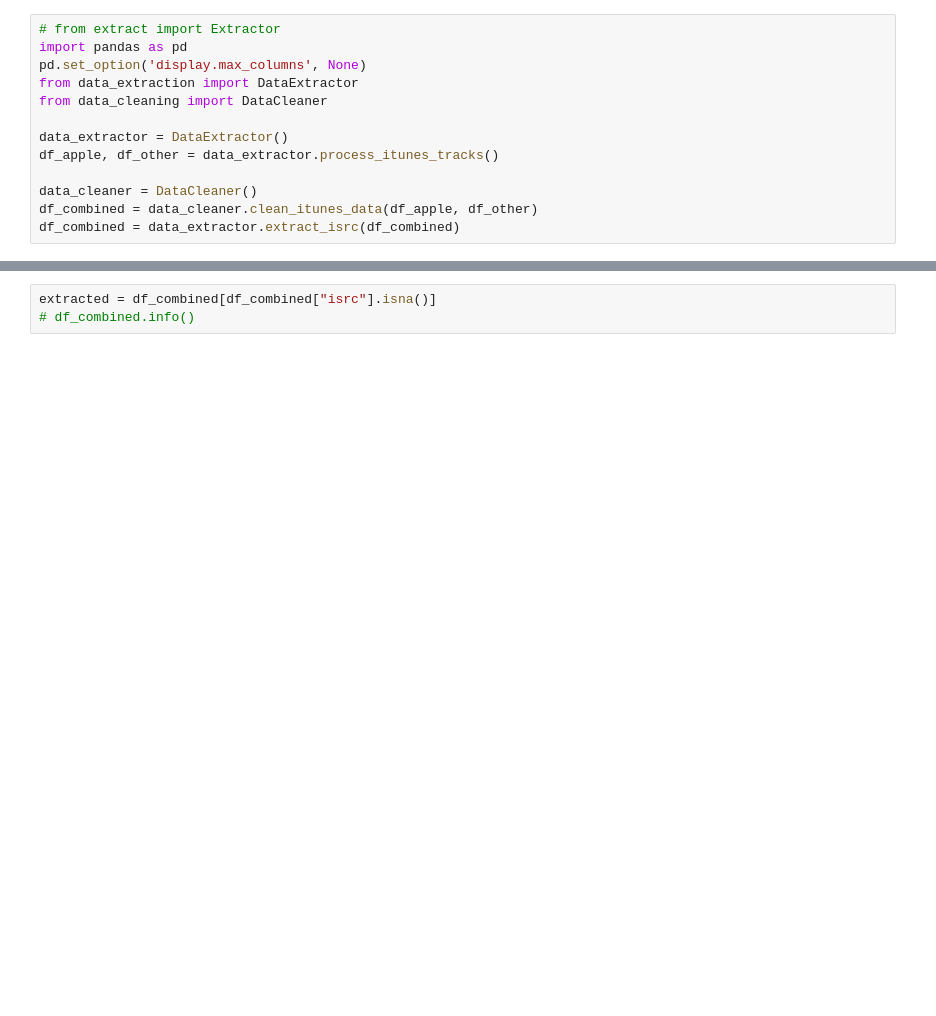
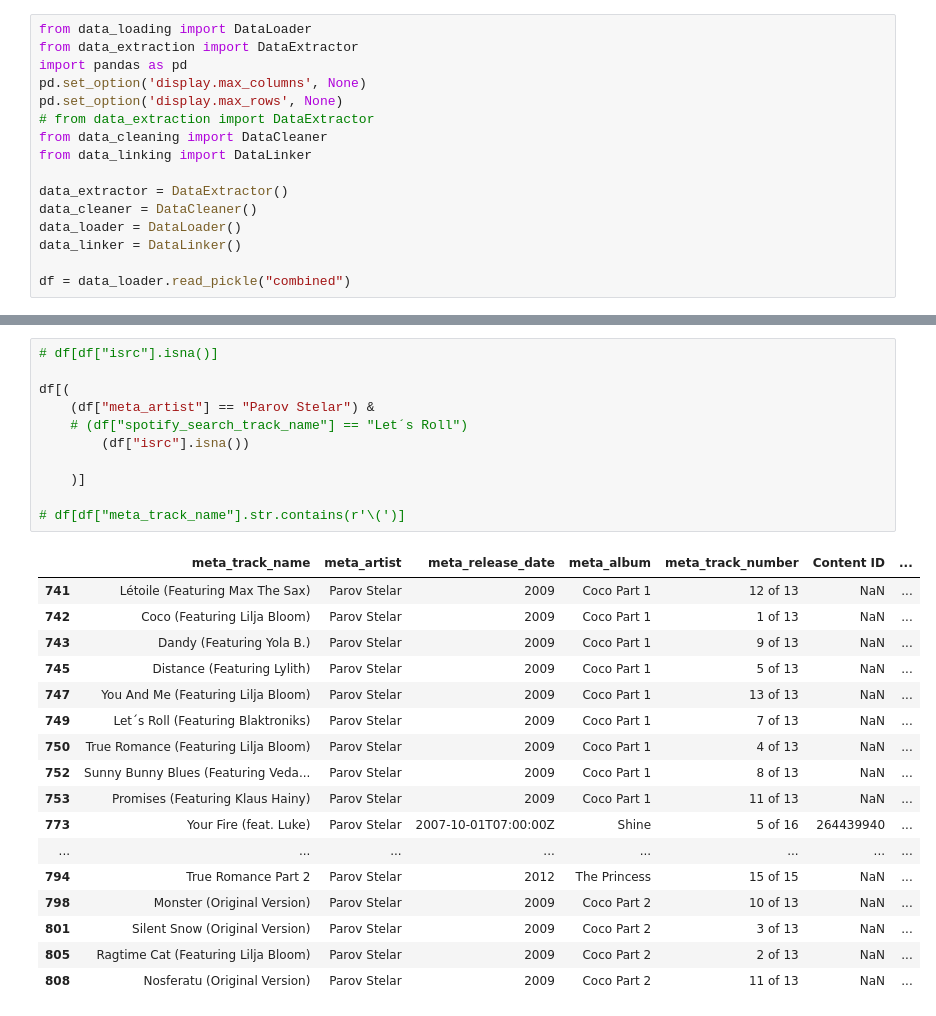
Before and after one commit to lmash/spotify, a Jupyter notebook: investigate.ipynb, the cells around one changed output, grey strips where cells are left out. Saved outputs shown, nothing was run; the diff lists cells and outputs as text; blank space fills up the shorter version.

```diff
--- a/investigate.ipynb
+++ b/investigate.ipynb
@@ -1,13 +1,16 @@
 # %%
-# from extract import Extractor
+from data_loading import DataLoader
+from data_extraction import DataExtractor
 import pandas as pd
 pd.set_option('display.max_columns', None)
-from data_extraction import DataExtractor
+pd.set_option('display.max_rows', None)
+# from data_extraction import DataExtractor
 from data_cleaning import DataCleaner
+from data_linking import DataLinker
 
 data_extractor = DataExtractor()
-df_apple, df_other = data_extractor.process_itunes_tracks()
+data_cleaner = DataCleaner()
+data_loader = DataLoader()
+data_linker = DataLinker()
 
-data_cleaner = DataCleaner()
-df_combined = data_cleaner.clean_itunes_data(df_apple, df_other)
-df_combined = data_extractor.extract_isrc(df_combined)
+df = data_loader.read_pickle("combined")
@@ -53,3 +17,29 @@ df_combined.head()
-# %%
-extracted = df_combined[df_combined["isrc"].isna()]
-# df_combined.info()
+# %%
+# df[df["isrc"].isna()]
+
+df[(
+    (df["meta_artist"] == "Parov Stelar") &
+    # (df["spotify_search_track_name"] == "Let´s Roll")
+        (df["isrc"].isna())
+
+    )]
+
+# df[df["meta_track_name"].str.contains(r'\(')]
+# %% [output]
+|  | meta_track_name | meta_artist | meta_release_date | meta_album | meta_track_number | Content ID | ... |
+| 741 | Létoile (Featuring Max The Sax) | Parov Stelar | 2009 | Coco Part 1 | 12 of 13 | NaN | ... |
+| 742 | Coco (Featuring Lilja Bloom) | Parov Stelar | 2009 | Coco Part 1 | 1 of 13 | NaN | ... |
+| 743 | Dandy (Featuring Yola B.) | Parov Stelar | 2009 | Coco Part 1 | 9 of 13 | NaN | ... |
+| 745 | Distance (Featuring Lylith) | Parov Stelar | 2009 | Coco Part 1 | 5 of 13 | NaN | ... |
+| 747 | You And Me (Featuring Lilja Bloom) | Parov Stelar | 2009 | Coco Part 1 | 13 of 13 | NaN | ... |
+| 749 | Let´s Roll (Featuring Blaktroniks) | Parov Stelar | 2009 | Coco Part 1 | 7 of 13 | NaN | ... |
+| 750 | True Romance (Featuring Lilja Bloom) | Parov Stelar | 2009 | Coco Part 1 | 4 of 13 | NaN | ... |
+| 752 | Sunny Bunny Blues (Featuring Veda... | Parov Stelar | 2009 | Coco Part 1 | 8 of 13 | NaN | ... |
+| 753 | Promises (Featuring Klaus Hainy) | Parov Stelar | 2009 | Coco Part 1 | 11 of 13 | NaN | ... |
+| 773 | Your Fire (feat. Luke) | Parov Stelar | 2007-10-01T07:00:00Z | Shine | 5 of 16 | 264439940 | ... |
+| ... | ... | ... | ... | ... | ... | ... | ... |
+| 794 | True Romance Part 2 | Parov Stelar | 2012 | The Princess | 15 of 15 | NaN | ... |
+| 798 | Monster (Original Version) | Parov Stelar | 2009 | Coco Part 2 | 10 of 13 | NaN | ... |
+| 801 | Silent Snow (Original Version) | Parov Stelar | 2009 | Coco Part 2 | 3 of 13 | NaN | ... |
+| 805 | Ragtime Cat (Featuring Lilja Bloom) | Parov Stelar | 2009 | Coco Part 2 | 2 of 13 | NaN | ... |
+| 808 | Nosferatu (Original Version) | Parov Stelar | 2009 | Coco Part 2 | 11 of 13 | NaN | ... |
```
Also changed, not shown: parts of 3 cells of this notebook, 7 other files.
